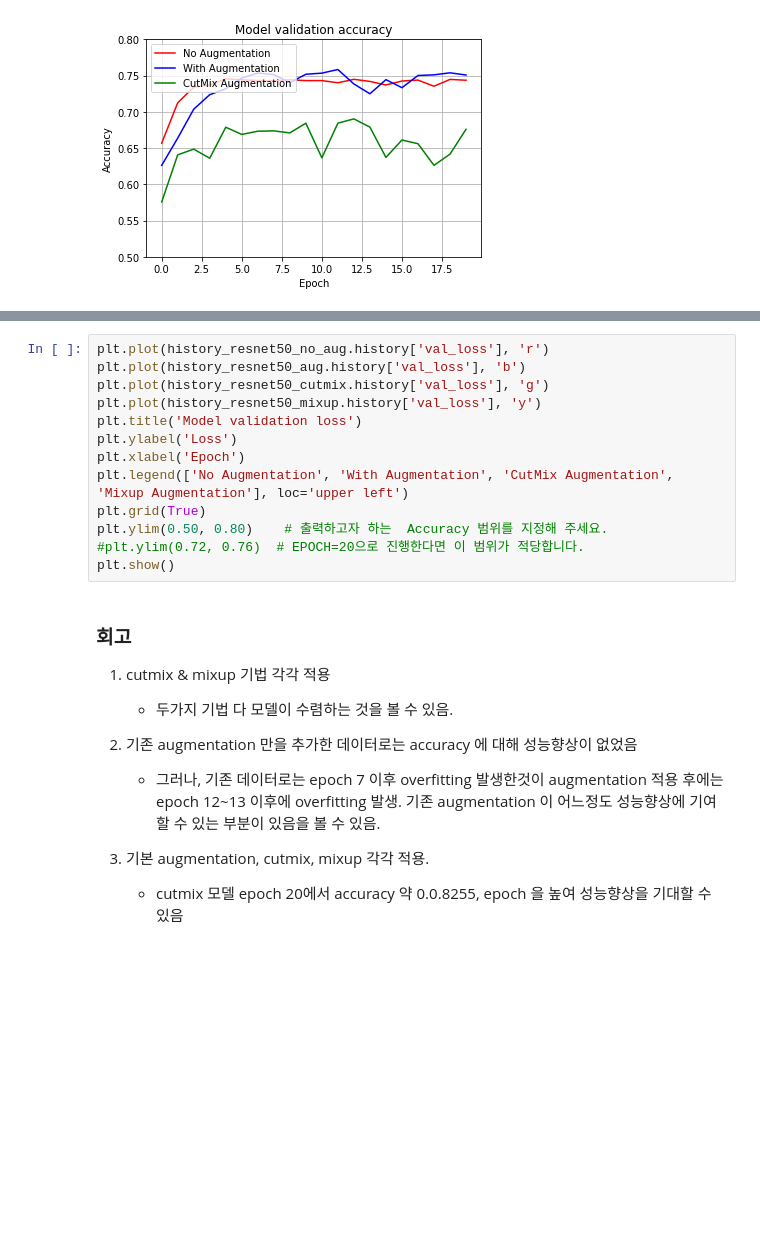
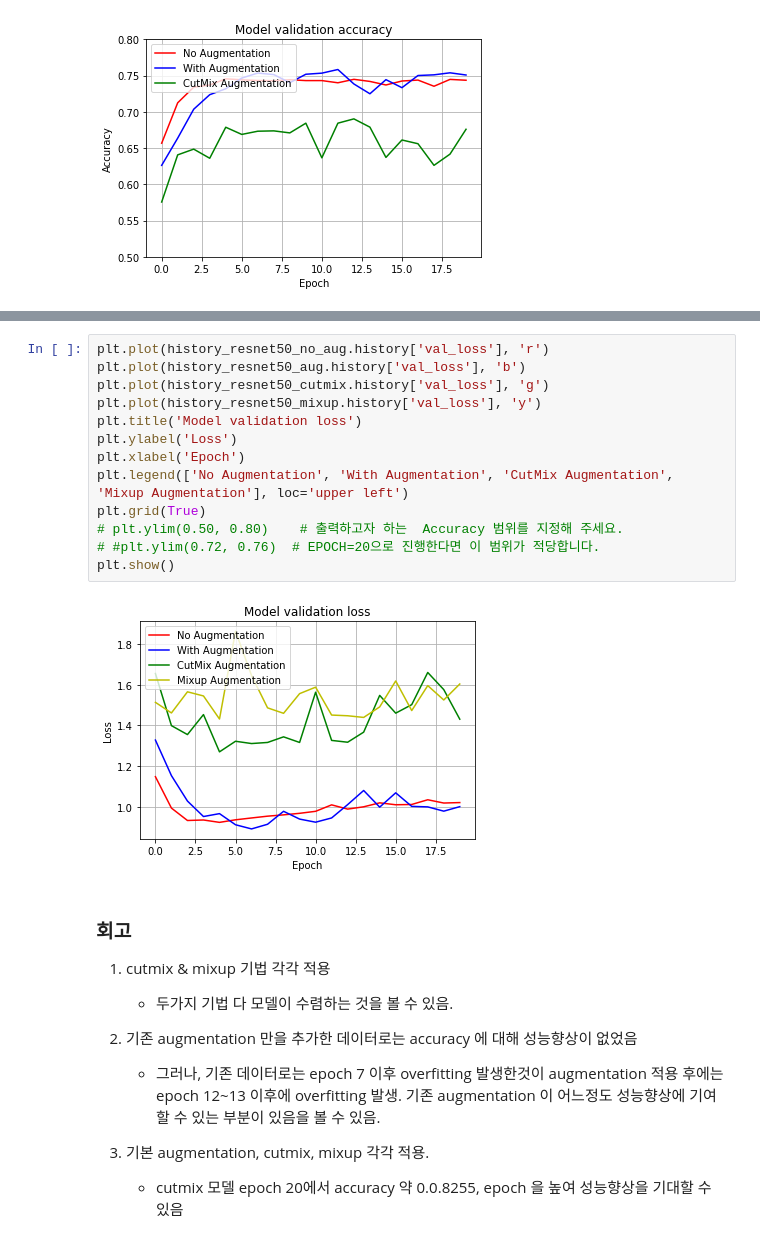
Before and after one commit to ChloeS31/AIFFEL_GoingDeeper, a Jupyter notebook: going_deeper_4/gd4.ipynb, the cells around one changed output, grey strips where cells are left out. Drawn from its saved outputs; the diff is of its cells as text; blank space fills up the shorter version.

```diff
--- a/going_deeper_4/gd4.ipynb
+++ b/going_deeper_4/gd4.ipynb
@@ -597,16 +613,18 @@ plt.show()
 # %%
 plt.plot(history_resnet50_no_aug.history['val_loss'], 'r')
 plt.plot(history_resnet50_aug.history['val_loss'], 'b')
 plt.plot(history_resnet50_cutmix.history['val_loss'], 'g')
 plt.plot(history_resnet50_mixup.history['val_loss'], 'y')
 plt.title('Model validation loss')
 plt.ylabel('Loss')
 plt.xlabel('Epoch')
 plt.legend(['No Augmentation', 'With Augmentation', 'CutMix Augmentation', 'Mixup Augmentation'], loc='upper left')
 plt.grid(True)
-plt.ylim(0.50, 0.80)    # 출력하고자 하는  Accuracy 범위를 지정해 주세요.
-#plt.ylim(0.72, 0.76)  # EPOCH=20으로 진행한다면 이 범위가 적당합니다.
+# plt.ylim(0.50, 0.80)    # 출력하고자 하는  Accuracy 범위를 지정해 주세요.
+# #plt.ylim(0.72, 0.76)  # EPOCH=20으로 진행한다면 이 범위가 적당합니다.
 plt.show()
+# %% [output]
+[figure, added]
 # %% [markdown]
 ### 회고
 1) cutmix & mixup 기법 각각 적용
```
Also changed, not shown: parts of 2 cells of this notebook.
